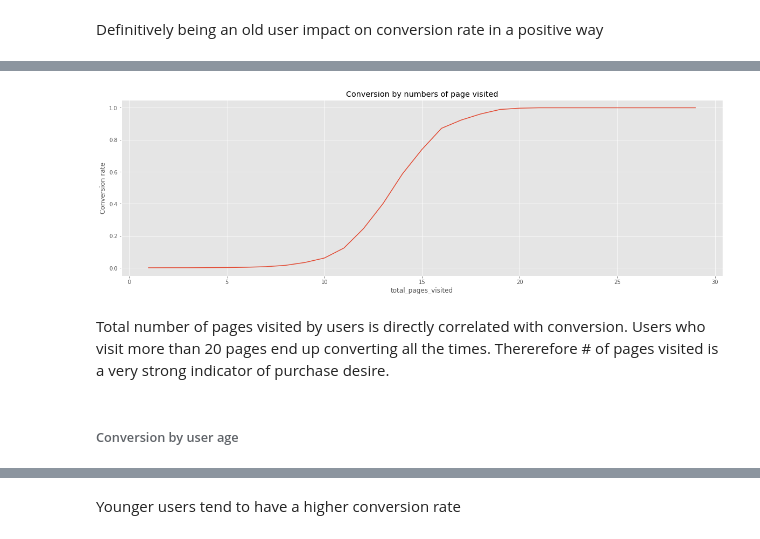
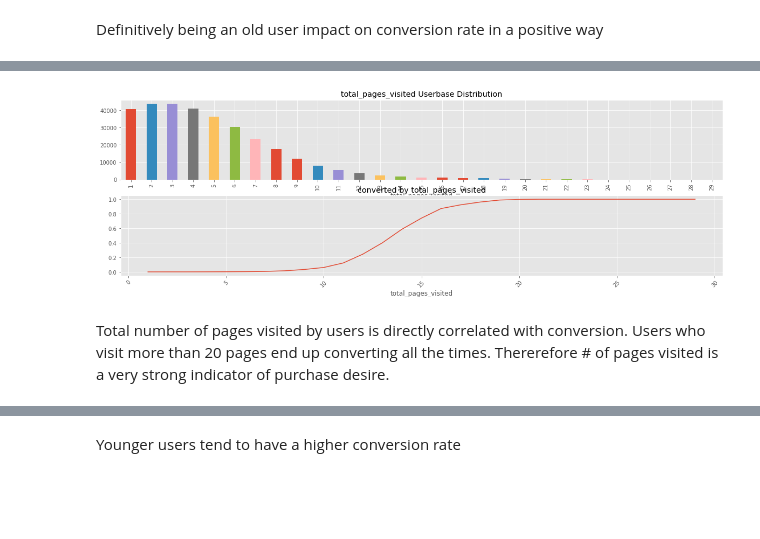
Before and after one commit to bruno-raffa/Conversion-Rate-Optimization, a Jupyter notebook: Notebook.ipynb, the cells around one changed output, grey strips where cells are left out. Drawn from its saved outputs; the diff is of its cells as text; code cells hidden in the pictures; blank space fills up the shorter version.

```diff
--- a/Notebook.ipynb
+++ b/Notebook.ipynb
@@ -195,0 +198,9 @@ ax[1].set_title('Conversion rate by country');
+# %%
+# to generate line charts
+def makelinechart(df, column, label):
+    f, ax = plt.subplots(2,1, figsize= figsize)
+    df.groupby(column)[label].count().plot.bar(ax=ax[0])
+    ax[0].set_title(column + ' Userbase Distribution')
+    df.groupby(column)[label].mean().plot.line(ax=ax[1])
+    ax[1].set_title(label + ' by ' + column);
+    plt.xticks(rotation=45)
@@ -236,10 +237,6 @@ Definitively being an old user impact on conversion rate in a positive way
-# %%
-fig, ax = plt.subplots(figsize=figsize)
-ax.set_title('Conversion by numbers of page visited'), ax.set_ylabel('Conversion rate')
-df.groupby('total_pages_visited').converted.mean().sort_values(ascending=False).plot();
-# %% [output]
-[figure, removed]
+# %%
+makelinechart(df, 'total_pages_visited', 'converted')
+# %% [output]
+[figure, added]
 # %% [markdown]
 Total number of pages visited by users is directly correlated with conversion. Users who visit more than 20 pages end up converting all the times. Thererefore # of pages visited is a very strong indicator of purchase desire.
-# %% [markdown]
-###### Conversion by user age
```
Also changed, not shown: parts of 15 cells of this notebook.
